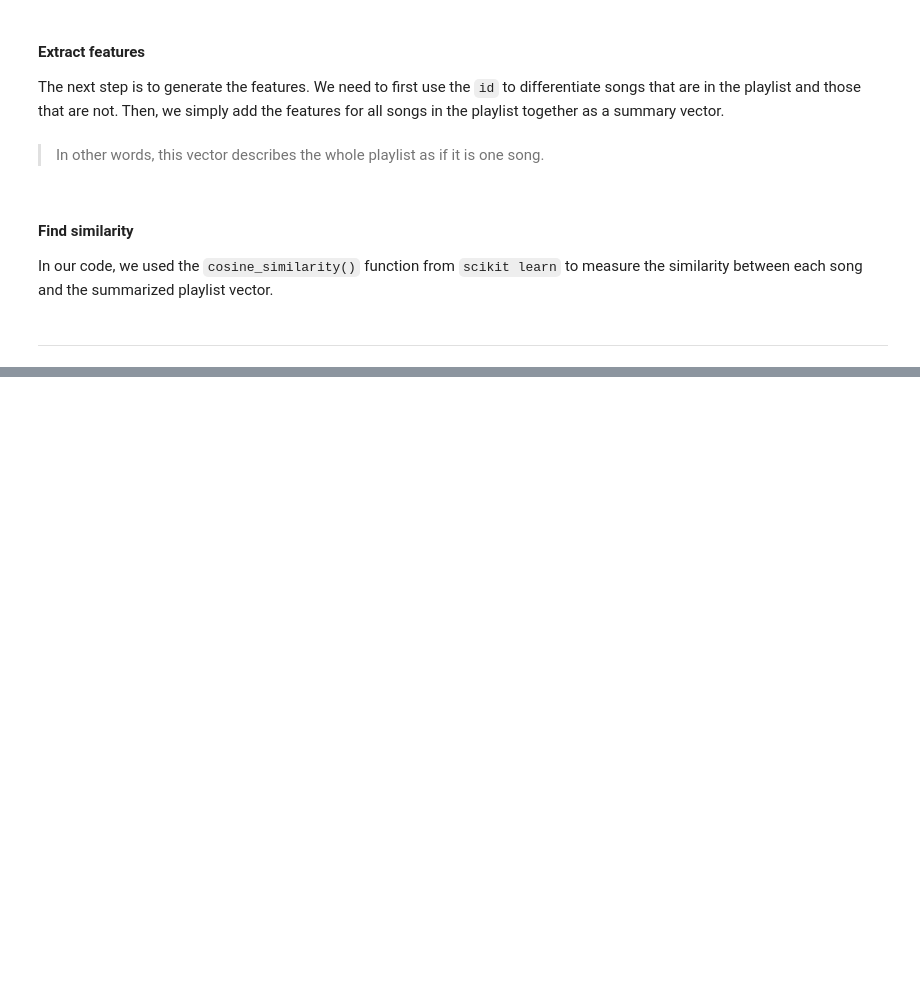
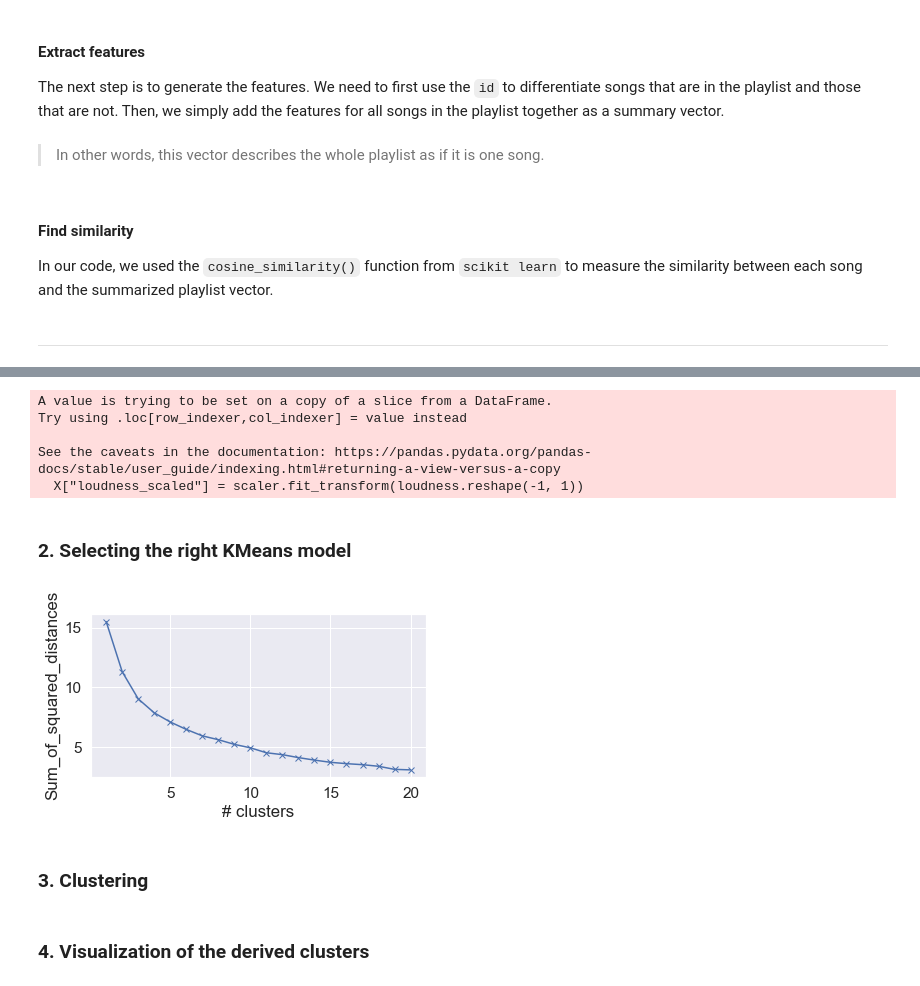
Before and after one commit to hluebbering/music-clustering, a Jupyter notebook: scripts/recommendation_system.ipynb, the cells around one changed output, grey strips where cells are left out. Saved outputs shown, nothing was run; the diff lists cells and outputs as text; code cells hidden in the pictures; blank space fills up the shorter version.

```diff
--- a/scripts/recommendation_system.ipynb
+++ b/scripts/recommendation_system.ipynb
@@ -331,0 +275,38 @@ recomms_df.reset_index(drop = True, inplace = True)
+# %%
+dff = pd.read_csv('data/my_playlist.csv', encoding_errors='ignore', index_col=0, header=0)
+X = dff[["acousticness", "danceability", "liveness","energy", "instrumentalness",
+       "loudness", "speechiness", "valence"]]
+# %%
+from sklearn import preprocessing
+scaler = preprocessing.MinMaxScaler() # intantiate a scaler
+loudness = X["loudness"].values
+X["loudness_scaled"] = scaler.fit_transform(loudness.reshape(-1, 1))
+# %% [output]
+A value is trying to be set on a copy of a slice from a DataFrame.
+Try using .loc[row_indexer,col_indexer] = value instead
+
+See the caveats in the documentation: https://pandas.pydata.org/pandas-docs/stable/user_guide/indexing.html#returning-a-view-versus-a-copy
+  X["loudness_scaled"] = scaler.fit_transform(loudness.reshape(-1, 1))
+# %%
+X = X[['acousticness', 'danceability', 'liveness', 'energy','valence',
+       'instrumentalness', 'speechiness']]
+features=X.values
+# %% [markdown]
+### 2. Selecting the right KMeans model
+# %%
+from sklearn.cluster import KMeans
+Sum_of_squared_distances = []
+K = range(1,21) #let's use elbow method to find out what the optimal k is
+for k in K:
+    model = KMeans(n_clusters=k)
+    model = model.fit(features)
+    Sum_of_squared_distances.append(model.inertia_)
+# %%
+import matplotlib.pyplot as plt #Elbow method
+plt.figure(figsize=(6,3))
+plt.plot(list(range(1,21)),Sum_of_squared_distances,'bx-')
+plt.ylabel('Sum_of_squared_distances')
+plt.xlabel('# clusters')
+plt.show()
+# %% [output]
+[figure, added]
@@ -331,0 +317,2 @@ recomms_df.reset_index(drop = True, inplace = True)
+# %% [markdown]
+### 3. Clustering
@@ -331,0 +322,2 @@ recomms_df.reset_index(drop = True, inplace = True)
+# %% [markdown]
+### 4. Visualization of the derived clusters
```
Also changed, not shown: parts of 24 cells of this notebook, 7 other files.
